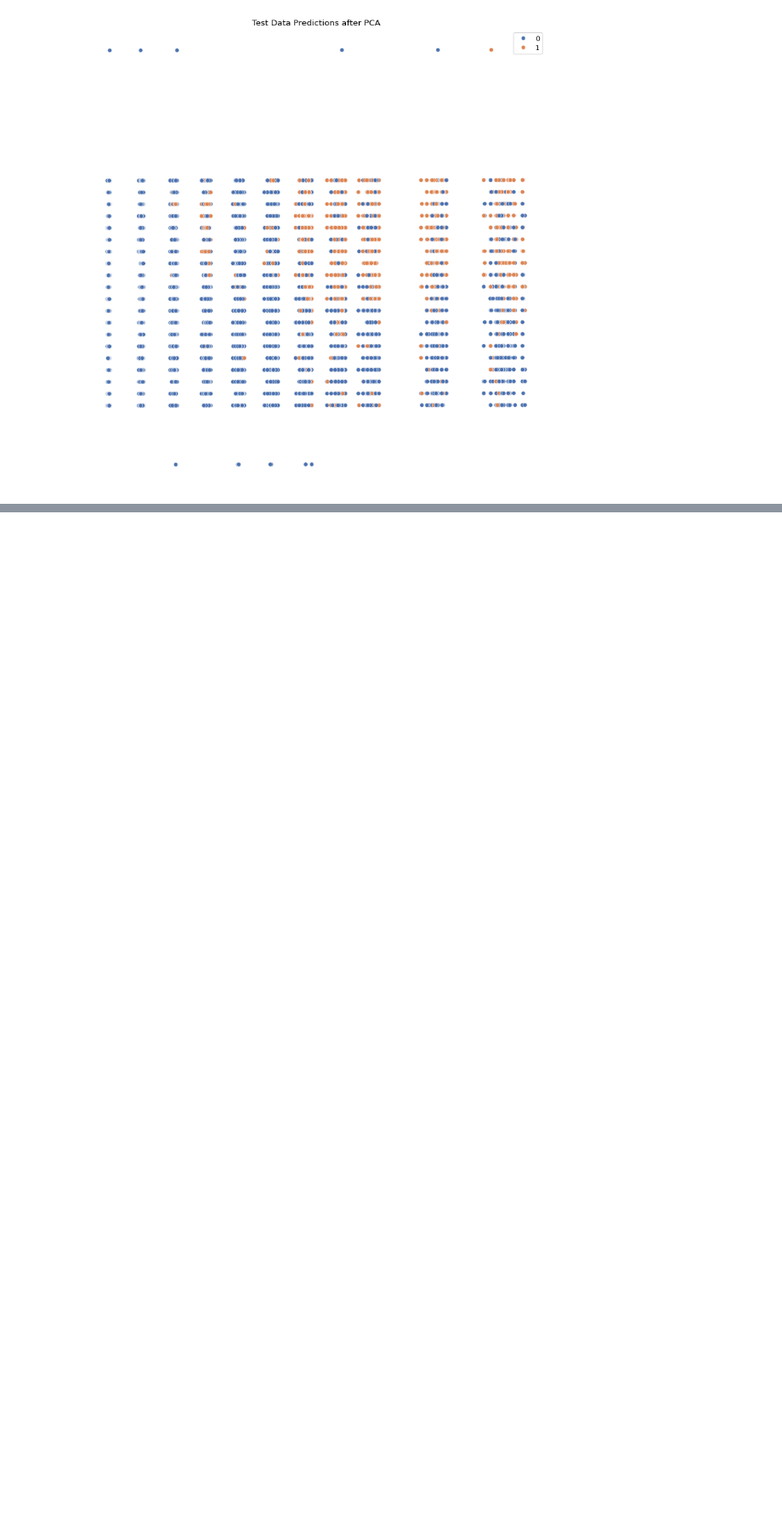
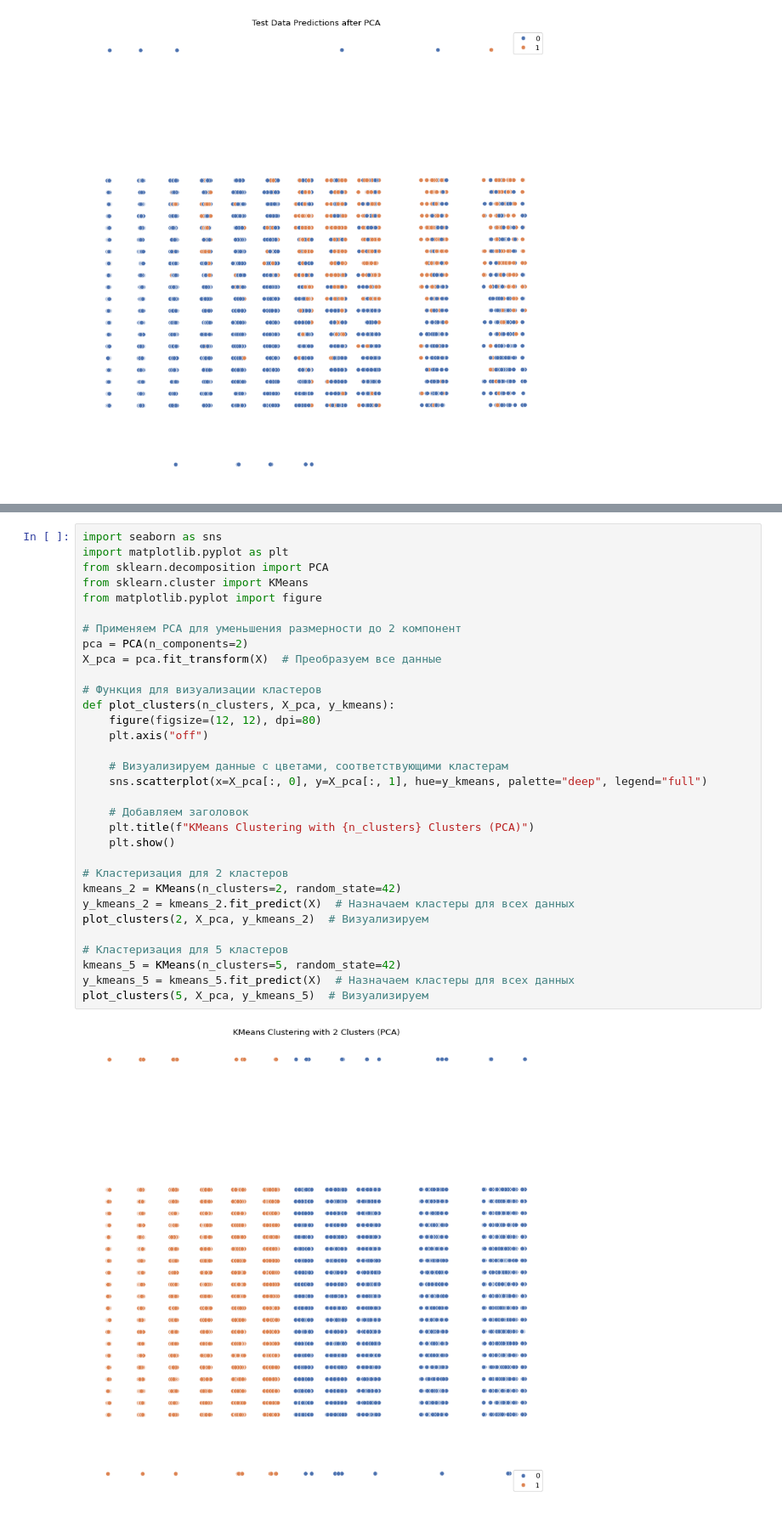
Before and after one commit to aleksandrchepinoga18/LinearRegression_KNN_Delivery, a Jupyter notebook: LinearRegression_KNN_Delivery.ipynb, the cells around one changed output, grey strips where cells are left out. Shown at 85% size. Drawn from its saved outputs; the diff is of its cells as text; blank space fills up the shorter version.

```diff
--- a/LinearRegression_KNN_Delivery.ipynb
+++ b/LinearRegression_KNN_Delivery.ipynb
@@ -500,0 +695,34 @@ plt.show()
+# %%
+import seaborn as sns
+import matplotlib.pyplot as plt
+from sklearn.decomposition import PCA
+from sklearn.cluster import KMeans
+from matplotlib.pyplot import figure
+
+# Применяем PCA для уменьшения размерности до 2 компонент
+pca = PCA(n_components=2)
+X_pca = pca.fit_transform(X)  # Преобразуем все данные
+
+# Функция для визуализации кластеров
+def plot_clusters(n_clusters, X_pca, y_kmeans):
+    figure(figsize=(12, 12), dpi=80)
+    plt.axis("off")
+
+    # Визуализируем данные с цветами, соответствующими кластерам
+    sns.scatterplot(x=X_pca[:, 0], y=X_pca[:, 1], hue=y_kmeans, palette="deep", legend="full")
+
+    # Добавляем заголовок
+    plt.title(f"KMeans Clustering with {n_clusters} Clusters (PCA)")
+    plt.show()
+
+# Кластеризация для 2 кластеров
+kmeans_2 = KMeans(n_clusters=2, random_state=42)
+y_kmeans_2 = kmeans_2.fit_predict(X)  # Назначаем кластеры для всех данных
+plot_clusters(2, X_pca, y_kmeans_2)  # Визуализируем
+
+# Кластеризация для 5 кластеров
+kmeans_5 = KMeans(n_clusters=5, random_state=42)
+y_kmeans_5 = kmeans_5.fit_predict(X)  # Назначаем кластеры для всех данных
+plot_clusters(5, X_pca, y_kmeans_5)  # Визуализируем
+# %% [output]
+[figure, added]
```
Also changed, not shown: parts of 23 cells of this notebook.
